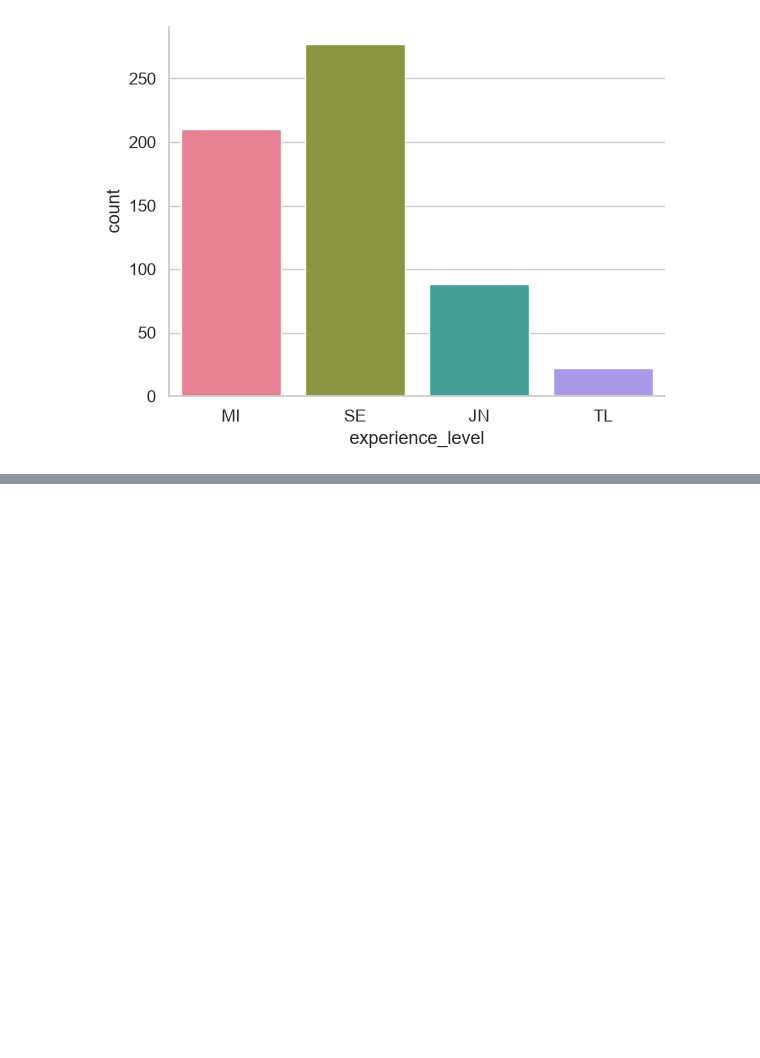
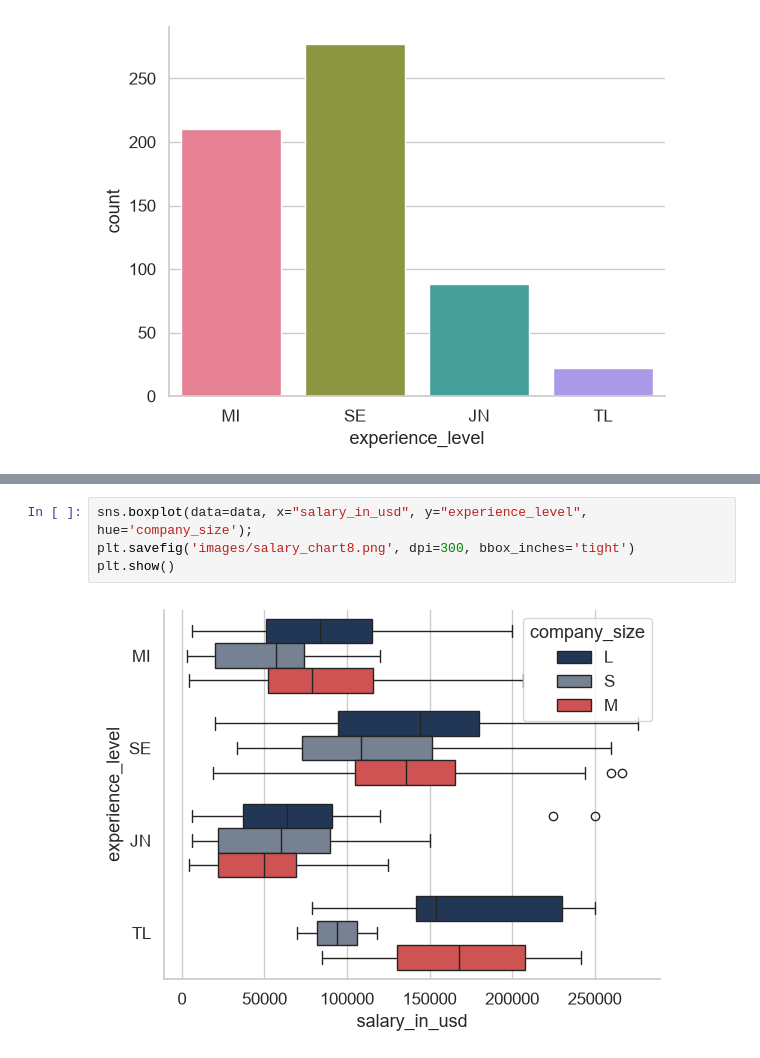
Before and after one commit to VictoriaPulman/Job_market_analysis, a Jupyter notebook: data_analysis.ipynb, the cells around one changed output, grey strips where cells are left out. Saved outputs shown, nothing was run; the diff lists cells and outputs as text; blank space fills up the shorter version.

```diff
--- a/data_analysis.ipynb
+++ b/data_analysis.ipynb
@@ -162,0 +171,6 @@ plt.show()
+# %%
+sns.boxplot(data=data, x="salary_in_usd", y="experience_level", hue='company_size');
+plt.savefig('images/salary_chart8.png', dpi=300, bbox_inches='tight')
+plt.show()
+# %% [output]
+[figure, added]
```
Also changed, not shown: parts of 2 cells of this notebook, 3 other files.
